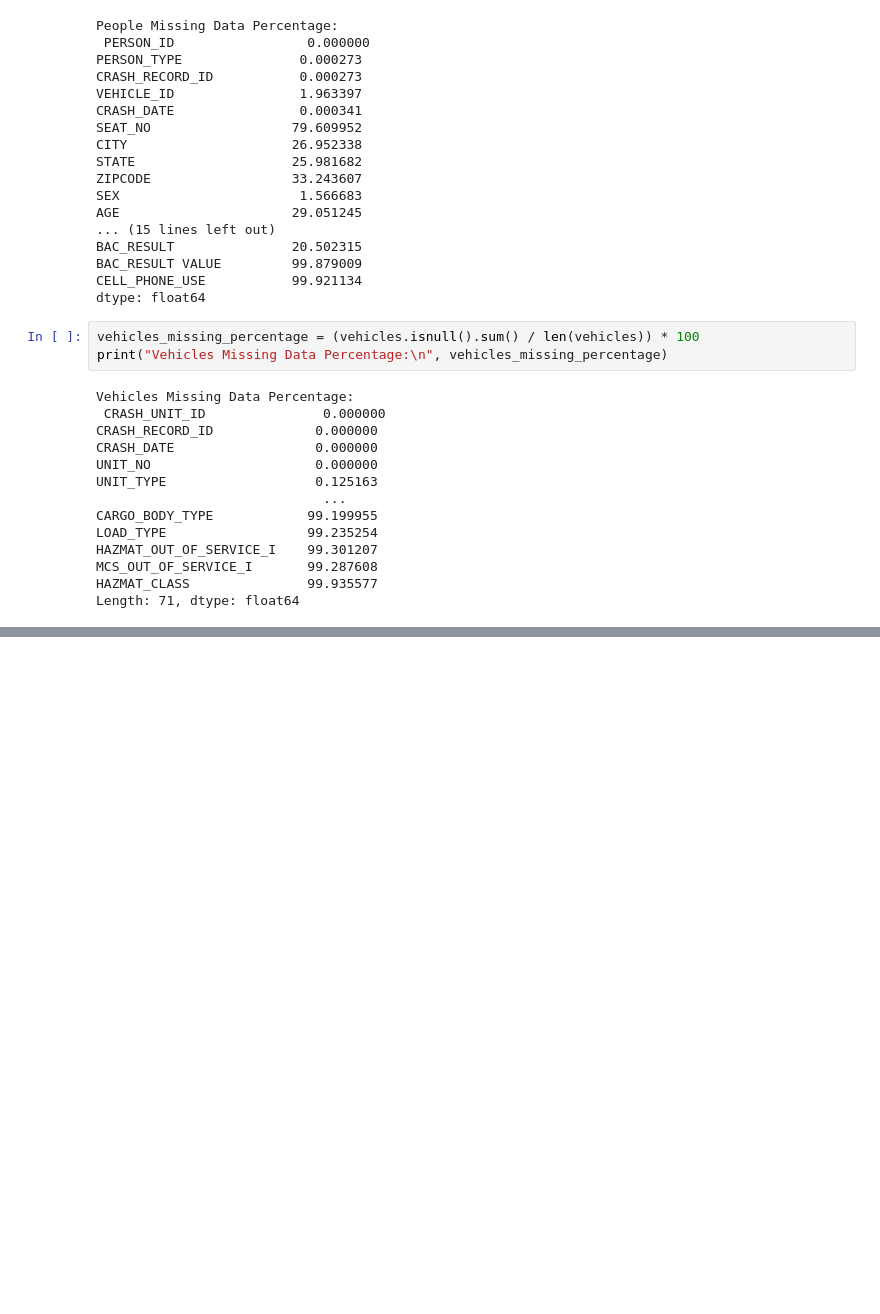
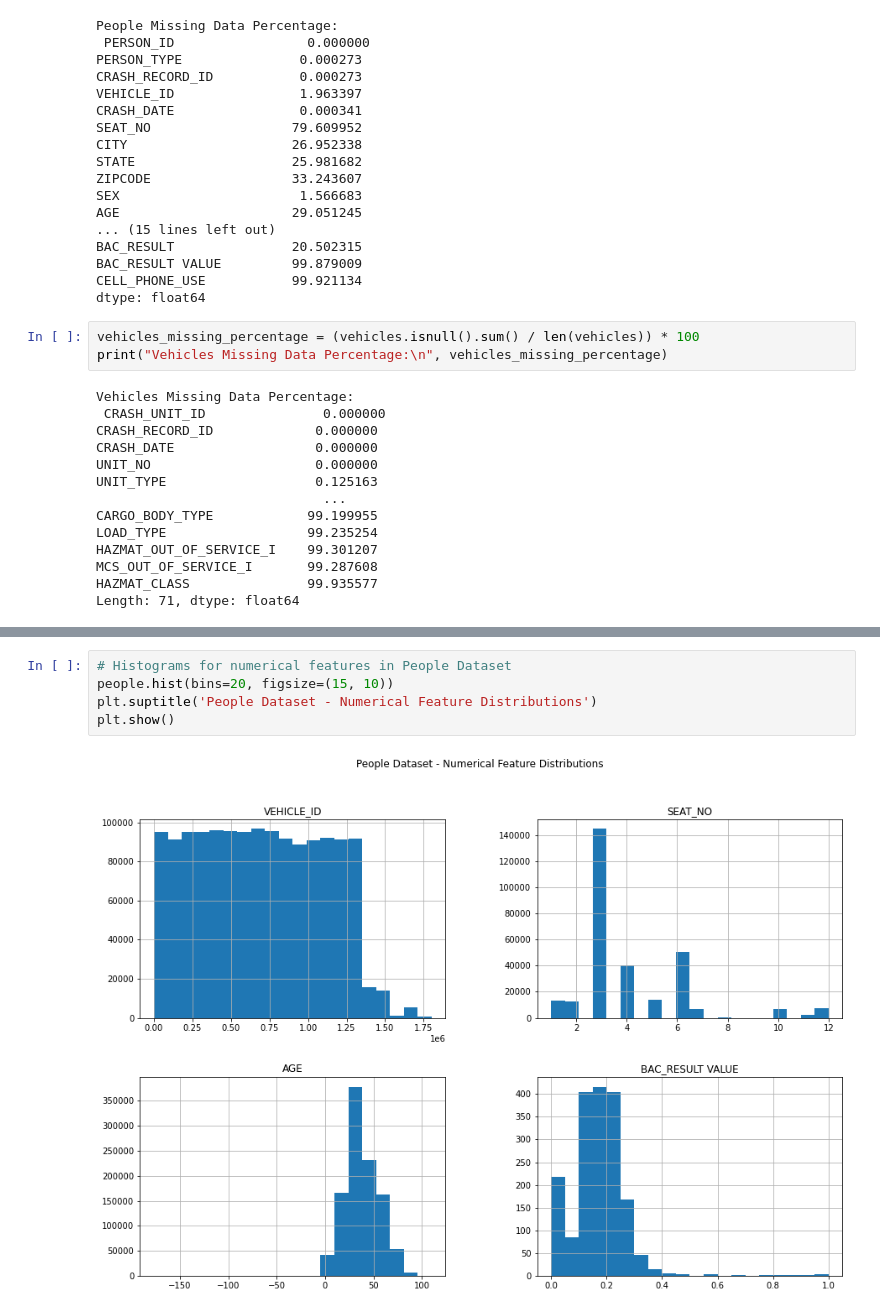
Before and after one commit to Data-Science-Moringa-School/Project-Ph3-Chicago-Car-Crashes-Prediction, a Jupyter notebook: notebooks/01_EDA.ipynb, the cells around one changed output, grey strips where cells are left out. Saved outputs shown, nothing was run; the diff lists cells and outputs as text; blank space fills up the shorter version.

```diff
--- a/notebooks/01_EDA.ipynb
+++ b/notebooks/01_EDA.ipynb
@@ -350,0 +492,7 @@ Length: 71, dtype: float64
+# %%
+# Histograms for numerical features in People Dataset
+people.hist(bins=20, figsize=(15, 10))
+plt.suptitle('People Dataset - Numerical Feature Distributions')
+plt.show()
+# %% [output]
+[figure, added]
```
Also changed, not shown: parts of 36 cells of this notebook, 1 other file.
